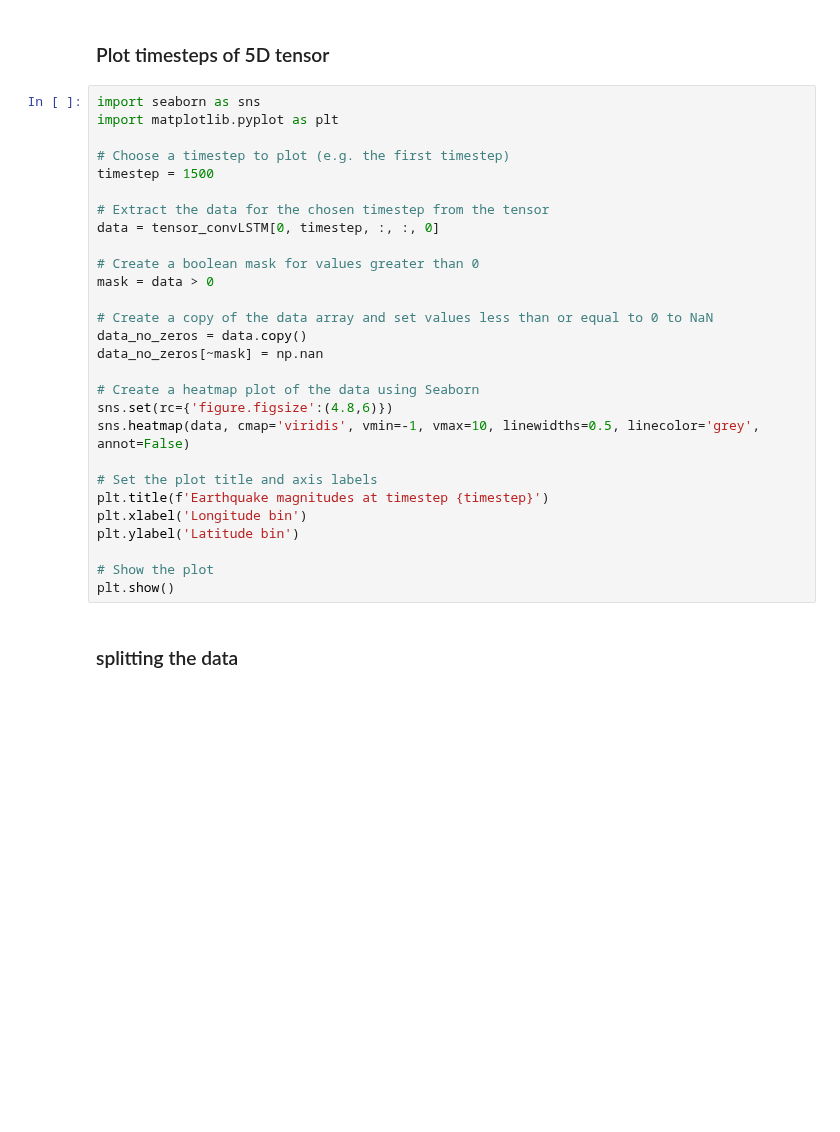
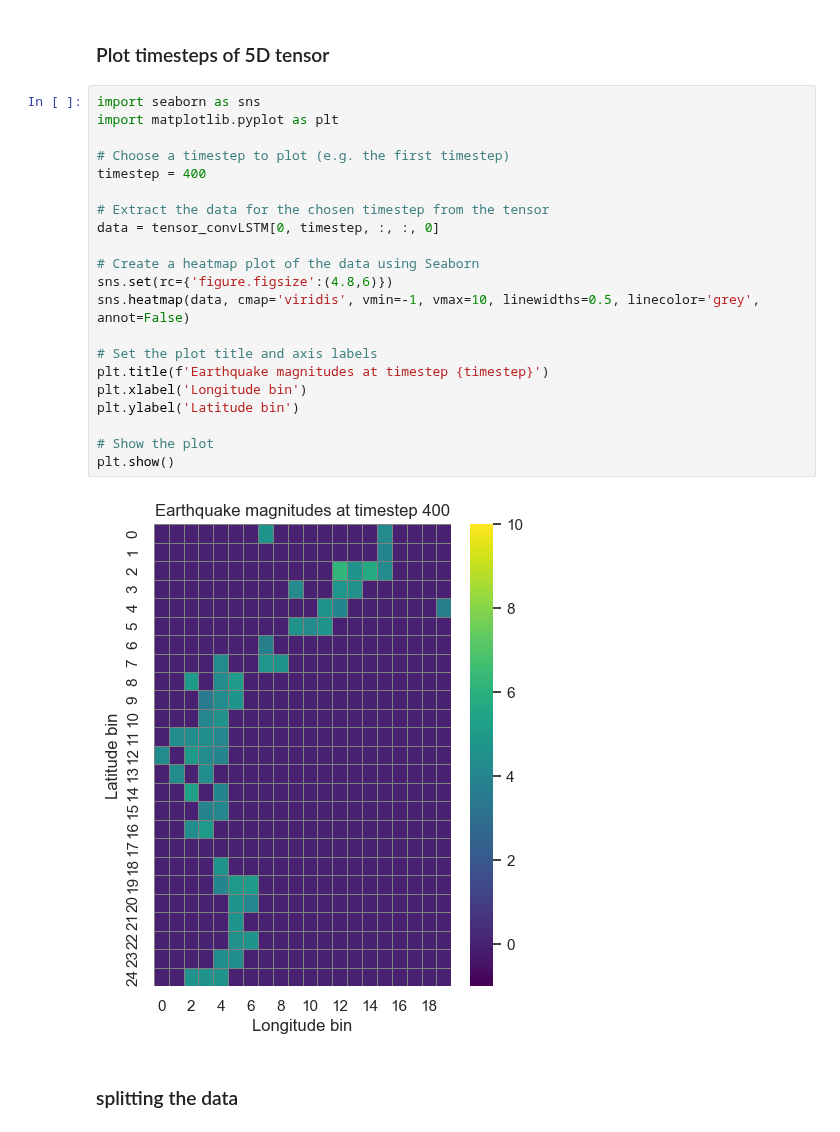
Before and after one commit to TheTrueSquirrel/thesis_spring_2023, a Jupyter notebook: sketch3.ipynb, the cells around one changed output. Drawn from its saved outputs; the diff is of its cells as text; blank space fills up the shorter version.

```diff
--- a/sketch3.ipynb
+++ b/sketch3.ipynb
@@ -773,31 +783,26 @@ print(tensor_convLSTM.shape)
 # %%
 import seaborn as sns
 import matplotlib.pyplot as plt
 
 # Choose a timestep to plot (e.g. the first timestep)
-timestep = 1500
+timestep = 400
 
 # Extract the data for the chosen timestep from the tensor
 data = tensor_convLSTM[0, timestep, :, :, 0]
-
-# Create a boolean mask for values greater than 0
-mask = data > 0
-
-# Create a copy of the data array and set values less than or equal to 0 to NaN
-data_no_zeros = data.copy()
-data_no_zeros[~mask] = np.nan
 
 # Create a heatmap plot of the data using Seaborn
 sns.set(rc={'figure.figsize':(4.8,6)})
 sns.heatmap(data, cmap='viridis', vmin=-1, vmax=10, linewidths=0.5, linecolor='grey', annot=False)
 
 # Set the plot title and axis labels
 plt.title(f'Earthquake magnitudes at timestep {timestep}')
 plt.xlabel('Longitude bin')
 plt.ylabel('Latitude bin')
 
 # Show the plot
 plt.show()
+# %% [output]
+[figure, added]
 # %% [markdown]
 ### splitting the data
 # %%
```
Also changed, not shown: parts of 10 cells of this notebook.
